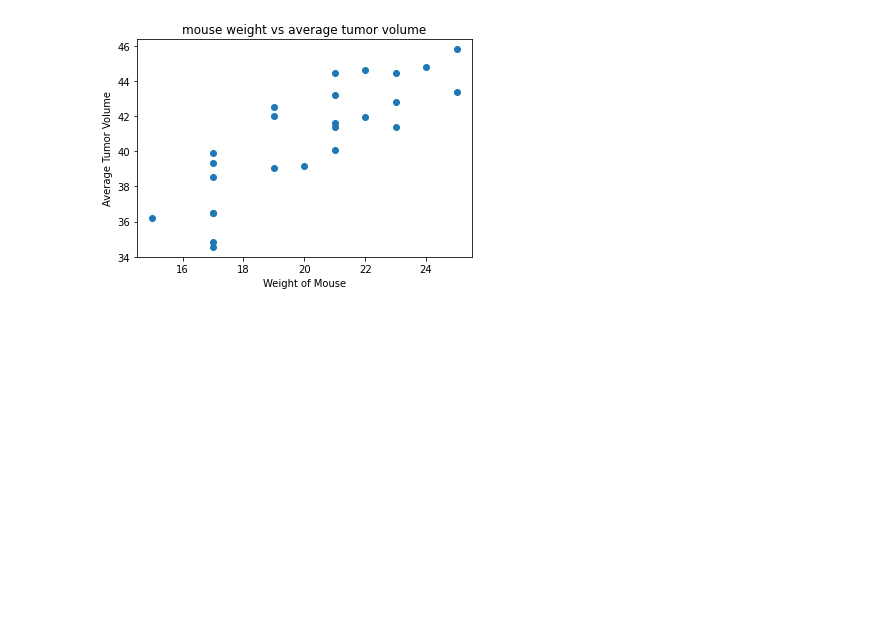
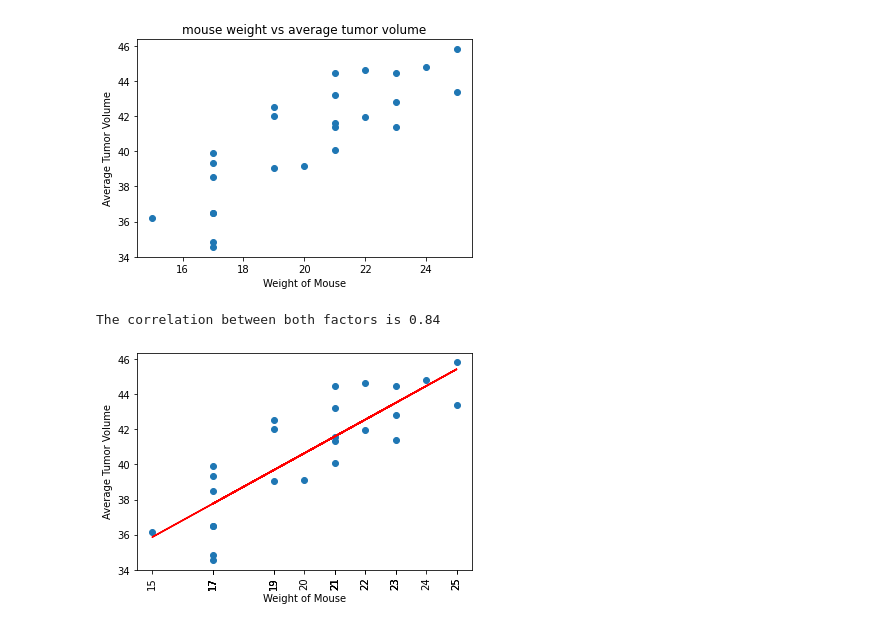
Before and after one commit to Kinjalmaru/Matplotlib-Chalenge, a Jupyter notebook: pymaceuticals_starter.ipynb, the cells around one changed output. Cells and saved outputs as stored; diff of their text form; code cells hidden in the pictures; blank space fills up the shorter version.

```diff
--- a/pymaceuticals_starter.ipynb
+++ b/pymaceuticals_starter.ipynb
@@ -404,3 +363,18 @@ plt.title("mouse weight vs average tumor volume")
 plt.show()
 # %% [output]
 [figure]
+# %%
+slope,intercept, r_value, p_value, std_err = st.linregress(mouse_weight, avg_tumor_df)
+fit = slope * mouse_weight + intercept
+correlation = st.pearsonr(mouse_weight, avg_tumor_df)
+# %%
+plt.scatter(mouse_weight, avg_tumor_df)
+plt.plot(mouse_weight, fit,"-", color = "r")
+plt.xticks(mouse_weight, rotation=90)
+plt.xlabel('Weight of Mouse')
+plt.ylabel('Average Tumor Volume')
+print(f"The correlation between both factors is {round(correlation[0],2)}")
+plt.show()
+# %% [output]
+The correlation between both factors is 0.84
+[figure, added]
```
Also changed, not shown: parts of 13 cells of this notebook.
